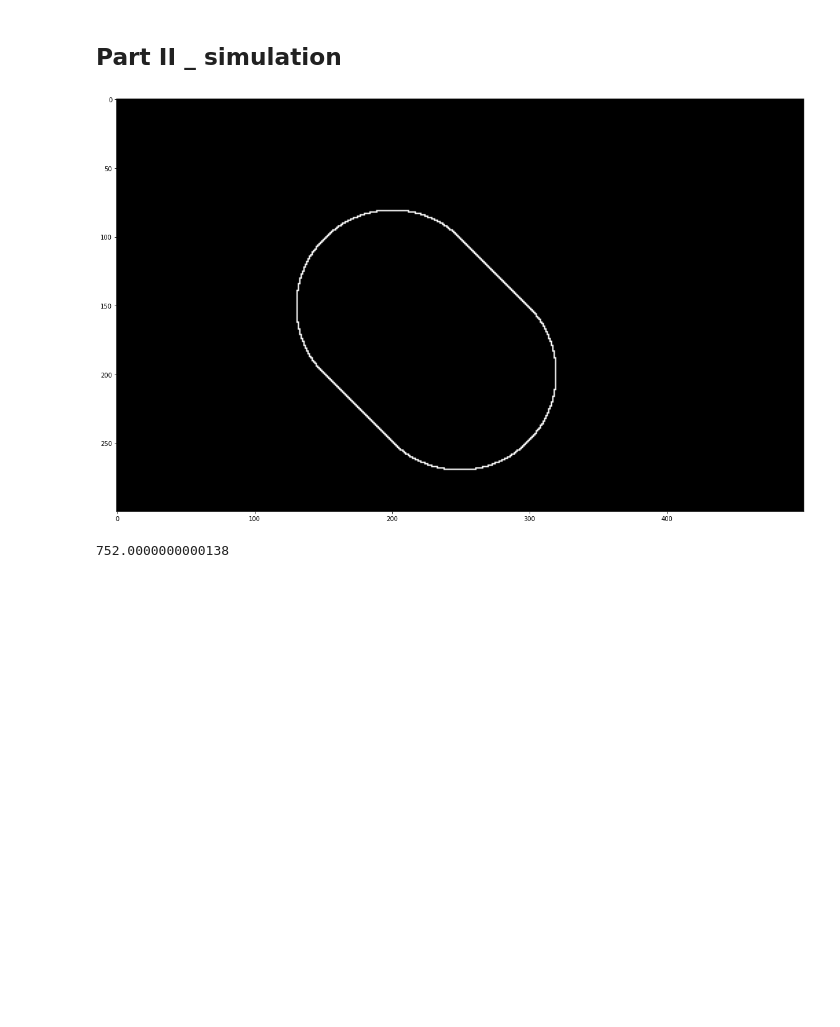
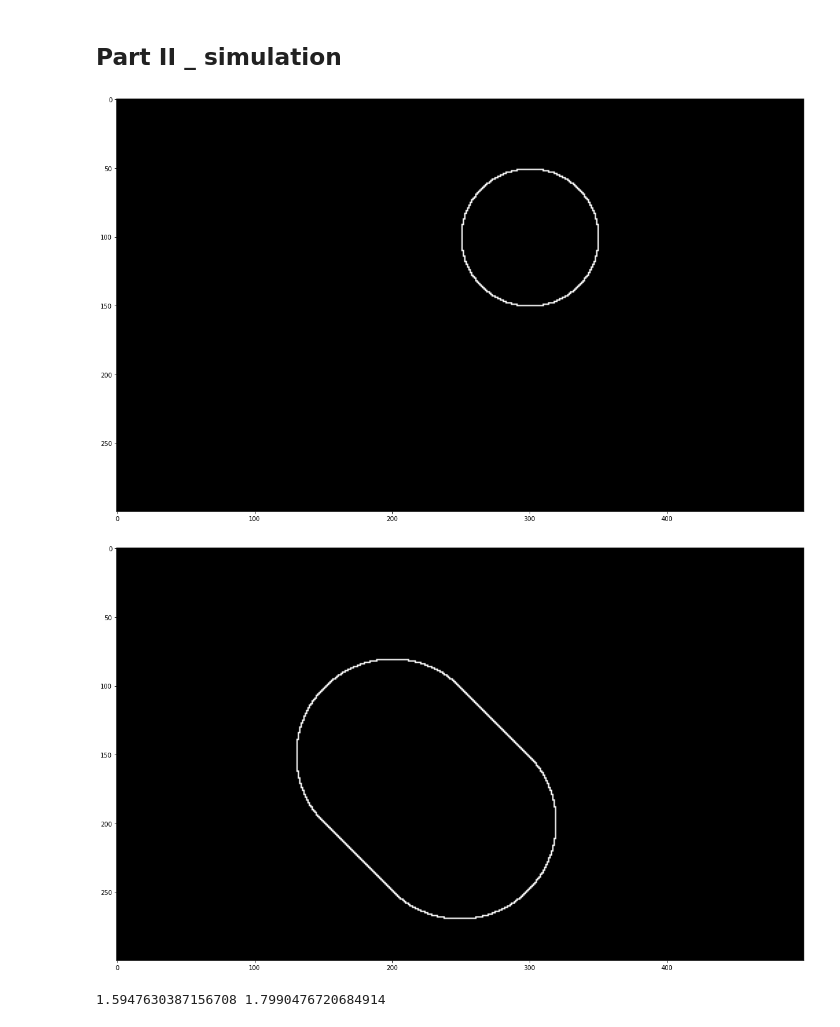
Before and after one commit to olivierleblanc/diffusercam, a Jupyter notebook: bernat/circularevaluation.ipynb, the cells around one changed output. Cells and saved outputs as stored; diff of their text form; code cells hidden in the pictures; blank space fills up the shorter version.

```diff
--- a/bernat/circularevaluation.ipynb
+++ b/bernat/circularevaluation.ipynb
@@ -76,20 +76,21 @@ def ratio_circularity(image):
 # %%
 circle1 = np.zeros((300,500),dtype=float)
 [rr,cc] = draw.disk((100,300),50)
 circle1[rr,cc] = 1
 
 
 circle2 = np.zeros((300,500),dtype=float)
 for i in range(50):
     [rr,cc] = draw.disk((150+i,200+i),70)
     circle2[rr,cc] = 1
 
-# print(ratio_circularity(circle1),ratio_circularity(circle2))
-perimeter(circle2)
+print(ratio_circularity(circle1),ratio_circularity(circle2))
+# perimeter(circle2)
 # plt.imshow(circle1,cmap='gray')
 # plt.show()
 # plt.imshow(circle2,cmap='gray')
 # plt.show()
 # %% [output]
-[figure, old version]
+[figure, new version]
+[figure, added]
-752.0000000000138
+1.5947630387156708 1.7990476720684914
```
Also changed, not shown: parts of 1 cell of this notebook, 2 other files.
